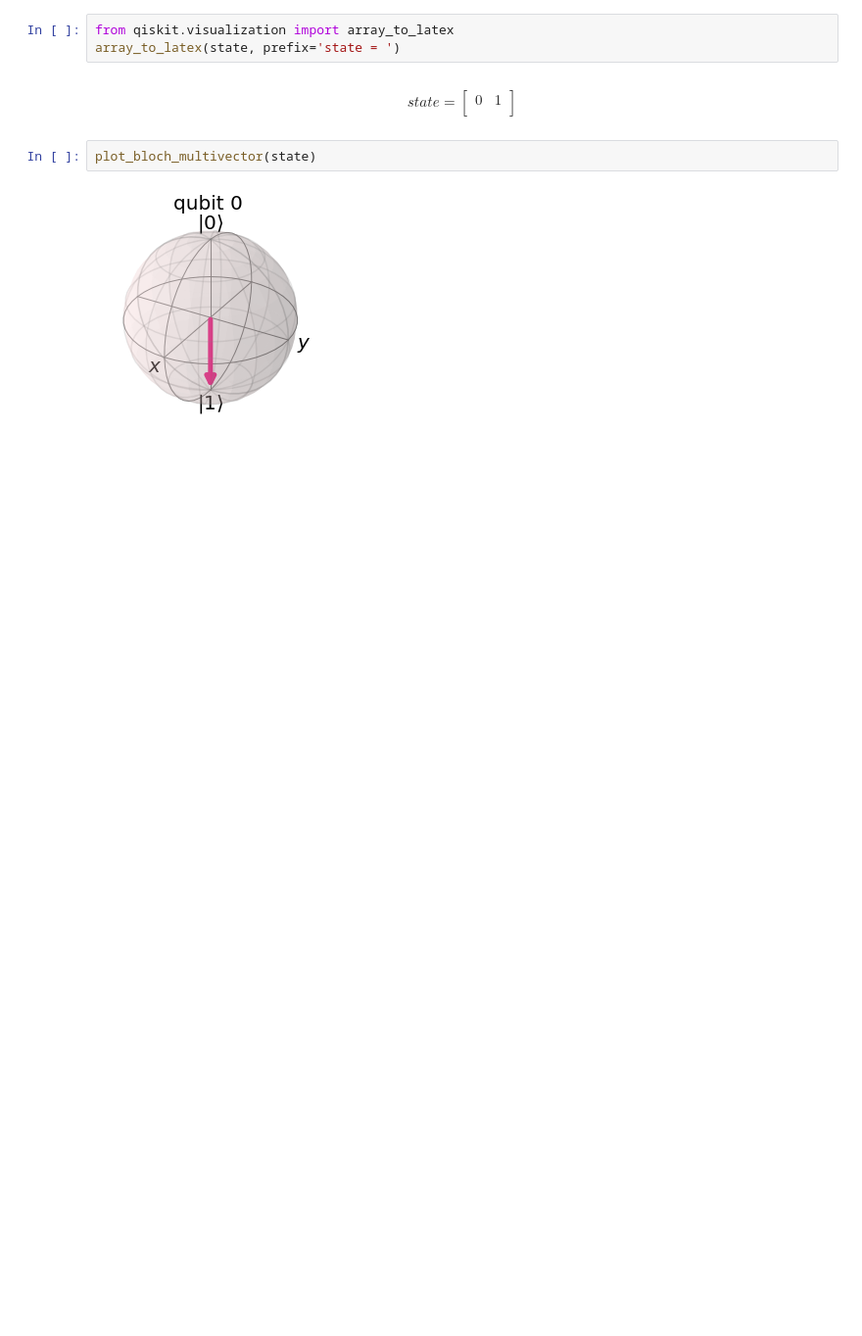
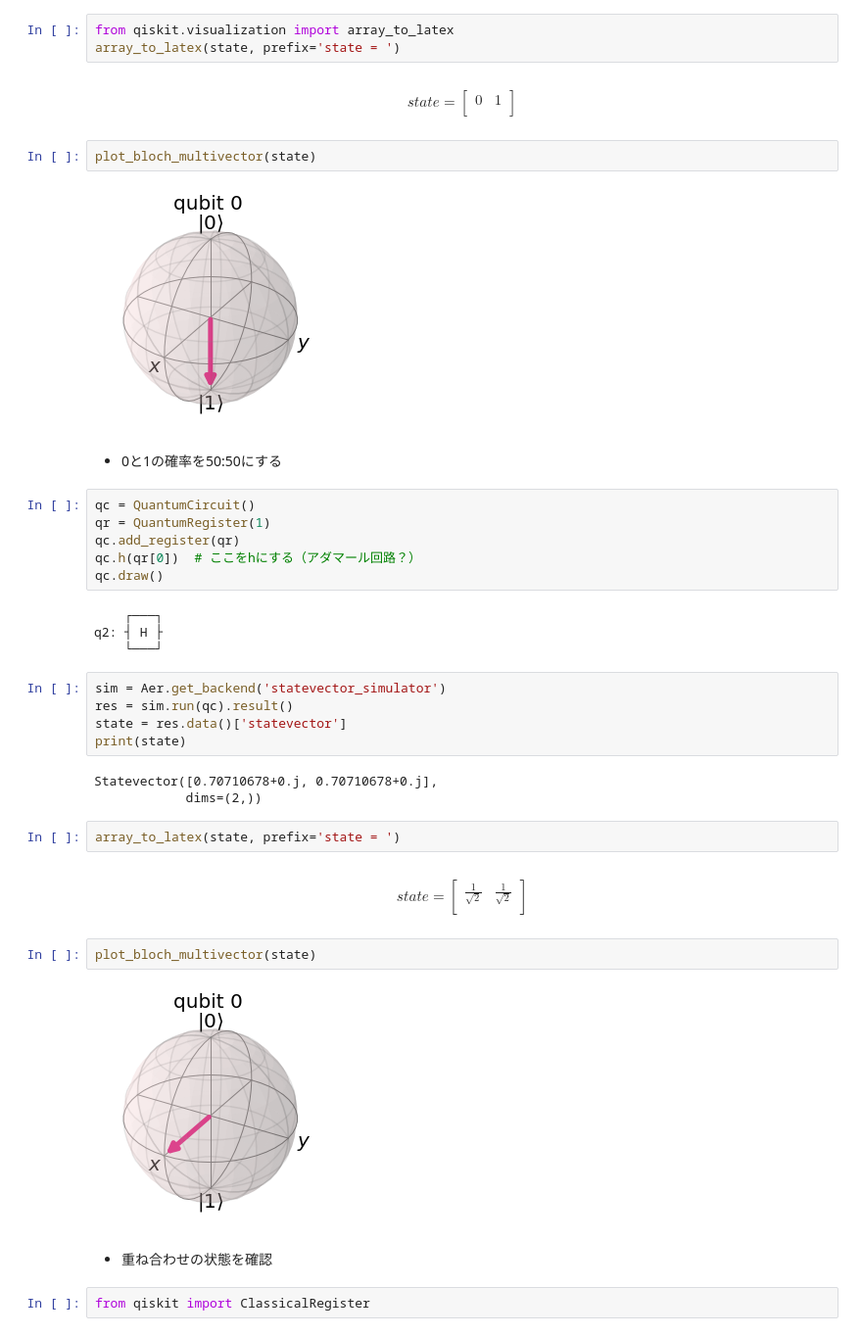
Before and after one commit to hitatleti/QC4U, a Jupyter notebook: QC4U_ch1.ipynb, the cells around one changed output. Shown at 98% size. Drawn from its saved outputs; the diff is of its cells as text; blank space fills up the shorter version.

```diff
--- a/QC4U_ch1.ipynb
+++ b/QC4U_ch1.ipynb
@@ -80,3 +78,40 @@ $$
 plot_bloch_multivector(state)
 # %% [output]
 [figure]
+# %% [markdown]
+- 0と1の確率を50:50にする
+# %%
+qc = QuantumCircuit()
+qr = QuantumRegister(1)
+qc.add_register(qr)
+qc.h(qr[0])  # ここをhにする（アダマール回路？）
+qc.draw()
+# %% [output]
+    ┌───┐
+q2: ┤ H ├
+    └───┘
+# %%
+sim = Aer.get_backend('statevector_simulator')
+res = sim.run(qc).result()
+state = res.data()['statevector']
+print(state)
+# %% [output]
+Statevector([0.70710678+0.j, 0.70710678+0.j],
+            dims=(2,))
+# %%
+array_to_latex(state, prefix='state = ')
+# %% [output]
+$$
+state =
+\begin{bmatrix}
+\tfrac{1}{\sqrt{2}} & \tfrac{1}{\sqrt{2}}  \\
+ \end{bmatrix}
+$$
+# %%
+plot_bloch_multivector(state)
+# %% [output]
+[figure, added]
+# %% [markdown]
+- 重ね合わせの状態を確認
+# %%
+from qiskit import ClassicalRegister
```
Also changed, not shown: parts of 18 cells of this notebook.
